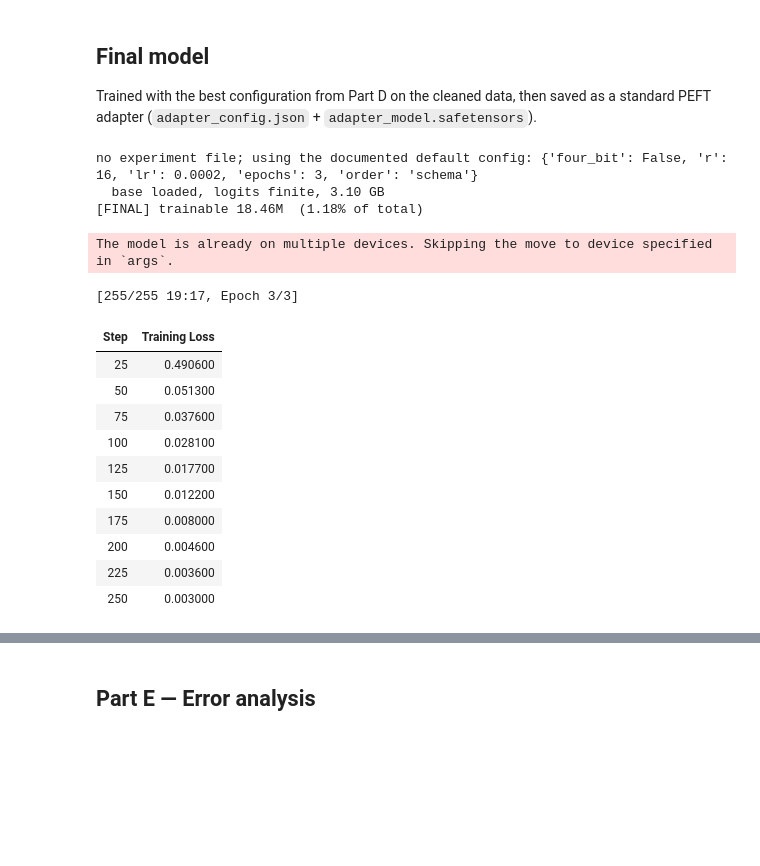
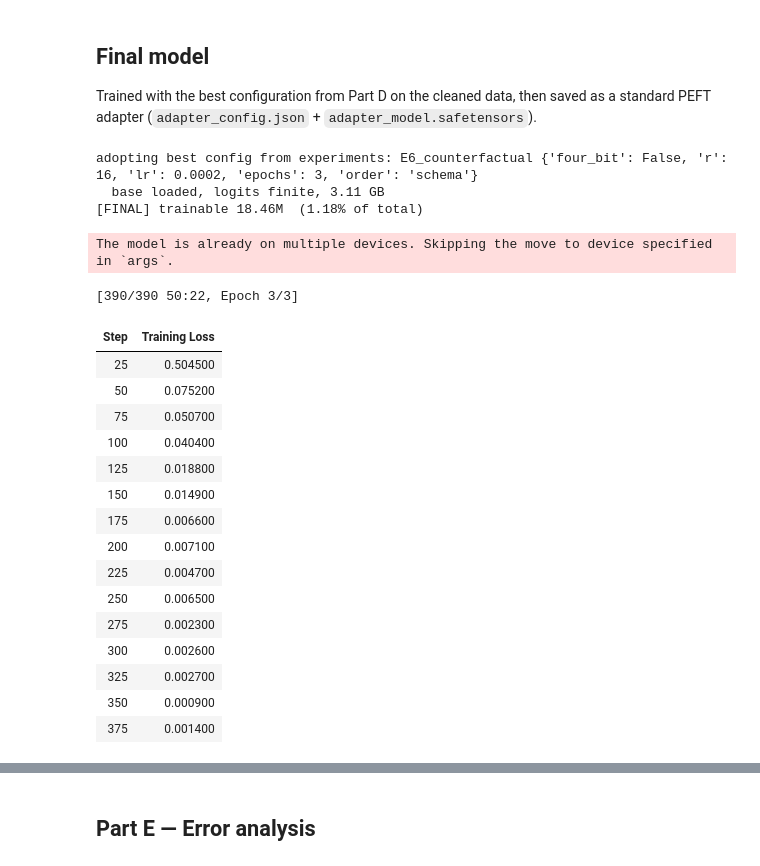
Before and after one commit to AYON-ARYAN/nimbuspay-ticket-triage, a Jupyter notebook: notebook.ipynb, the cells around one changed output, grey strips where cells are left out. Saved outputs shown, nothing was run; the diff lists cells and outputs as text; code cells hidden in the pictures; blank space fills up the shorter version.

```diff
--- a/notebook.ipynb
+++ b/notebook.ipynb
@@ -84,30 +100,38 @@ bf16 supported: False -> using fp16
 # %%
-# --- locate the data. Files are uploaded straight into /content via the Colab Files panel,
-# --- so there is no Drive mount here: drive.mount() opens a modal auth popup, and this notebook
-# --- is driven through the UI.
+# --- locate the data. The files are uploaded directly into the runtime (the Colab Files panel, or
+# --- a Kaggle dataset attached as an input), so there is no Drive mount here: drive.mount() opens
+# --- a modal auth popup and this notebook is driven through the UI.
+# WORK is the writable scratch root and differs per host, so every absolute path below derives from
+# it instead of hard-coding /content. The notebook therefore runs unchanged on a Colab T4 or a
+# Kaggle T4 - which matters, because free Colab GPU quota can run out mid-assignment.
 import glob
-SEARCH = ["/content", "/content/data", "data", "."]
+WORK = "/kaggle/working" if os.path.isdir("/kaggle/working") else "/content"
+SEARCH = ["/content", "/content/data", "/kaggle/input", "data", "."]
 DATA_DIR = None
 for c in SEARCH:
     if os.path.isfile(os.path.join(c, "train.jsonl")):
         DATA_DIR = c; break
 if DATA_DIR is None:
-    hits = glob.glob("/content/**/train.jsonl", recursive=True)
-    if hits: DATA_DIR = os.path.dirname(hits[0])
-if DATA_DIR is None:
+    for root in ("/kaggle/input", "/content"):
+        hits = glob.glob(root + "/**/train.jsonl", recursive=True)
+        if hits:
+            DATA_DIR = os.path.dirname(hits[0]); break
+if DATA_DIR is None and os.path.isdir("/content"):
     from google.colab import files
     print("Upload train.jsonl, dev.jsonl and test_inputs.jsonl")
     up = files.upload()
     for name in up: print("  received", name)
     DATA_DIR = "/content"
+assert DATA_DIR is not None, "train.jsonl not found - attach it as a Kaggle input or upload it"
+print("HOST     =", "kaggle" if WORK.startswith("/kaggle") else "colab")
 print("DATA_DIR =", DATA_DIR)
 for f in ("train.jsonl", "dev.jsonl", "test_inputs.jsonl"):
     pth = os.path.join(DATA_DIR, f)
-    assert os.path.isfile(pth), f"missing {pth} - upload it into /content and re-run this cell"
+    assert os.path.isfile(pth), f"missing {pth} - upload it beside train.jsonl and re-run this cell"
     print(f"  {f:18} {os.path.getsize(pth)/1024:8.1f} KB")
 
-# Artifacts live on the Colab VM. Nothing is written to Drive.
-OUT_DIR = "/content/out"
+# Artifacts live on the runtime VM. Nothing is written to Drive.
+OUT_DIR = os.path.join(WORK, "out")
 os.makedirs(OUT_DIR, exist_ok=True)
 print("OUT_DIR  =", OUT_DIR)
 print("NOTE: this is VM-local. The final cell zips it for download, so grab the zip before the")
@@ -941,7 +961,7 @@ def train_run(name, rows, four_bit=False, r=16, lr=2e-4, epochs=3,
 
     ds = TriageDataset(rows, max_len)
     args = TrainingArguments(
-        output_dir=f"/content/run_{name}", num_train_epochs=epochs,
+        output_dir=f"{WORK}/run_{name}", num_train_epochs=epochs,
         per_device_train_batch_size=bs, gradient_accumulation_steps=accum,
         learning_rate=lr, lr_scheduler_type="cosine", warmup_ratio=0.03,
         logging_steps=25, save_strategy="no", report_to=[],
@@ -1240,6 +1378,7 @@ if results:
     print("\nper-field accuracy by run")
     print(f"{'run':24} " + " ".join(f"{k[:9]:>9}" for k in KEYS))
     for m in results:
+        if "fields" not in m: continue   # arms seeded from a previous pass carry headline numbers only
         print(f"{m['name']:24} " + " ".join(f"{m['fields'][k]:9.1%}" for k in KEYS))
     best = max(results, key=lambda m: m["exact_match"])
     print(f"\nbest: {best['name']}  exact={best['exact_match']:.1%}  field={best['mean_field_acc']:.1%}")
@@ -1249,43 +1403,50 @@ if results:
 Trained with the best configuration from Part D on the cleaned data, then saved as a standard PEFT
 adapter (`adapter_config.json` + `adapter_model.safetensors`).
 # %%
-BEST = dict(four_bit=False, r=16, lr=2e-4, epochs=3, order="schema")   # <-- set from the Part D table
-BEST_ROWS = "clean"
+BEST = dict(four_bit=False, r=16, lr=0.0002, epochs=3, order='schema')   # <-- from the Part D table: E6_counterfactual
+BEST_ROWS = 'cf'   # the counterfactual-augmented set; E6 is the best arm
+# NOTE: this fallback matches the seeded best arm on purpose. If they disagreed, a fresh
+# runtime with no experiments file would train a DIFFERENT model than the one submitted.
 if results:
     b = max(results, key=lambda m: m["exact_match"])
     BEST = dict(four_bit=b["four_bit"], r=b["r"], lr=b["lr"], epochs=b["epochs"],
                 order=b.get("order", "schema"))
     BEST_ROWS = b.get("rows_key", "clean")
     print("adopting best config from experiments:", b["name"], BEST)
 else:
     print("no experiment file; using the documented default config:", BEST)
 
 final_m, final_dev_preds, final_model = train_run(
     "FINAL", rows_for(BEST_ROWS), save=True, **BEST)
 res_final = score(dev, final_dev_preds)
 _ = report(res_final, "FINAL model on dev")
 print("\nby category:")
 for k in sorted(res_final):
     if k.startswith("category="):
         r = res_final[k]; print(f"  {k:28} n={r['n']:3d} exact={r['exact_match']:6.1%} field={r['mean_field_acc']:6.1%}")
 json.dump(final_m, open(os.path.join(OUT_DIR, "final_metrics.json"), "w"), indent=1)
 with open(os.path.join(OUT_DIR, "dev_predictions.jsonl"), "w", encoding="utf-8") as f:
     for p in final_dev_preds: f.write(json.dumps(p, ensure_ascii=False) + "\n")
 # %% [output]
-no experiment file; using the documented default config: {'four_bit': False, 'r': 16, 'lr': 0.0002, 'epochs': 3, 'order': 'schema'}
-  base loaded, logits finite, 3.10 GB
+adopting best config from experiments: E6_counterfactual {'four_bit': False, 'r': 16, 'lr': 0.0002, 'epochs': 3, 'order': 'schema'}
+  base loaded, logits finite, 3.11 GB
 [FINAL] trainable 18.46M  (1.18% of total)
 The model is already on multiple devices. Skipping the move to device specified in `args`.
-[255/255 19:17, Epoch 3/3]
+[390/390 50:22, Epoch 3/3]
 | Step | Training Loss |
-| 25 | 0.490600 |
-| 50 | 0.051300 |
-| 75 | 0.037600 |
-| 100 | 0.028100 |
-| 125 | 0.017700 |
-| 150 | 0.012200 |
-| 175 | 0.008000 |
-| 200 | 0.004600 |
-| 225 | 0.003600 |
-| 250 | 0.003000 |
+| 25 | 0.504500 |
+| 50 | 0.075200 |
+| 75 | 0.050700 |
+| 100 | 0.040400 |
+| 125 | 0.018800 |
+| 150 | 0.014900 |
+| 175 | 0.006600 |
+| 200 | 0.007100 |
+| 225 | 0.004700 |
+| 250 | 0.006500 |
+| 275 | 0.002300 |
+| 300 | 0.002600 |
+| 325 | 0.002700 |
+| 350 | 0.000900 |
+| 375 | 0.001400 |
   [FINAL] dev 8/200  7s
```
Also changed, not shown: parts of 17 cells of this notebook, 10 other files.
